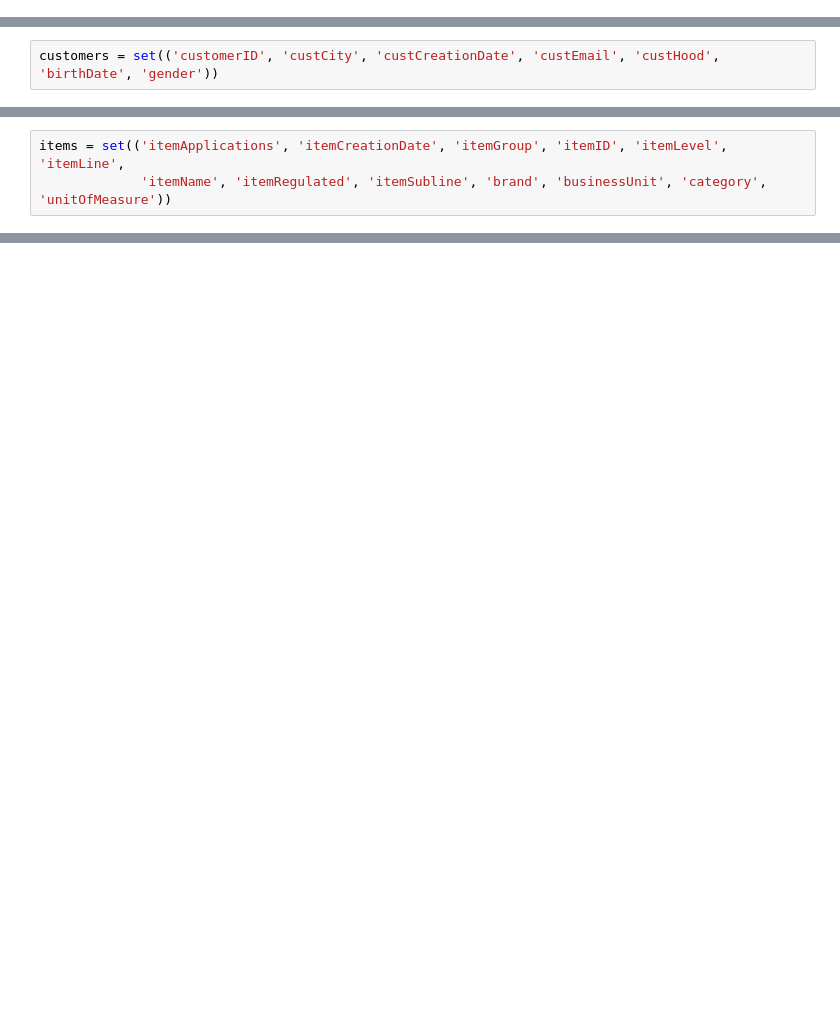
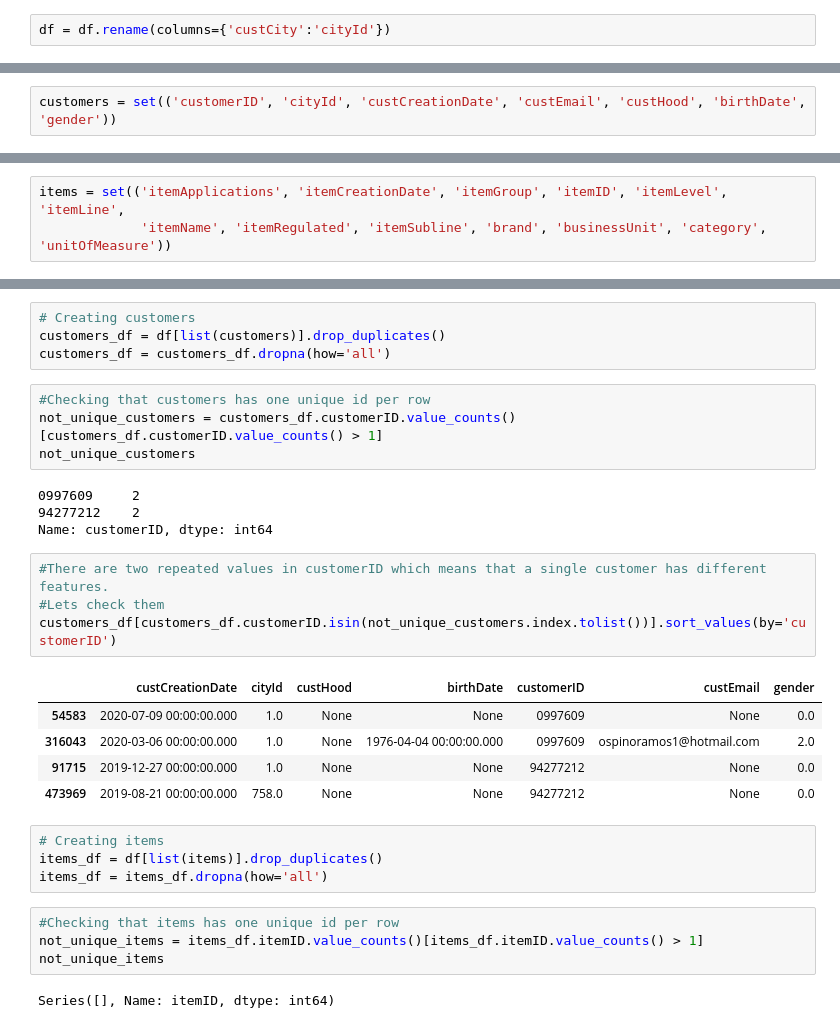
Before and after one commit to NikelaosToner/data_value_test, a Jupyter notebook: test_notebooks_files/test_profiler.ipynb, the cells around one changed output, grey strips where cells are left out. Drawn from its saved outputs; the diff is of its cells as text; blank space fills up the shorter version.

```diff
--- a/test_notebooks_files/test_profiler.ipynb
+++ b/test_notebooks_files/test_profiler.ipynb
@@ -478,2 +461,4 @@ Name: custCity, dtype: int64
+# %%
+df = df.rename(columns={'custCity':'cityId'})
 # %%
 total_columns = set(df.columns.tolist())
@@ -499,4 +465,4 @@ total_columns
 # %%
-customers = set(('customerID', 'custCity', 'custCreationDate', 'custEmail', 'custHood', 'birthDate', 'gender'))
+customers = set(('customerID', 'cityId', 'custCreationDate', 'custEmail', 'custHood', 'birthDate', 'gender'))
 # %%
 col_nocost = total_columns - customers
@@ -626,0 +476,32 @@ df.drop(columns = 'munip_tres')
+# %%
+# Creating customers
+customers_df = df[list(customers)].drop_duplicates()
+customers_df = customers_df.dropna(how='all')
+# %%
+#Checking that customers has one unique id per row
+not_unique_customers = customers_df.customerID.value_counts()[customers_df.customerID.value_counts() > 1]
+not_unique_customers
+# %% [output]
+0997609     2
+94277212    2
+Name: customerID, dtype: int64
+# %%
+#There are two repeated values in customerID which means that a single customer has different features.
+#Lets check them
+customers_df[customers_df.customerID.isin(not_unique_customers.index.tolist())].sort_values(by='customerID')
+# %% [output]
+|  | custCreationDate | cityId | custHood | birthDate | customerID | custEmail | gender |
+| 54583 | 2020-07-09 00:00:00.000 | 1.0 | None | None | 0997609 | None | 0.0 |
+| 316043 | 2020-03-06 00:00:00.000 | 1.0 | None | 1976-04-04 00:00:00.000 | 0997609 | ospinoramos1@hotmail.com | 2.0 |
+| 91715 | 2019-12-27 00:00:00.000 | 1.0 | None | None | 94277212 | None | 0.0 |
+| 473969 | 2019-08-21 00:00:00.000 | 758.0 | None | None | 94277212 | None | 0.0 |
+# %%
+# Creating items
+items_df = df[list(items)].drop_duplicates()
+items_df = items_df.dropna(how='all')
+# %%
+#Checking that items has one unique id per row
+not_unique_items = items_df.itemID.value_counts()[items_df.itemID.value_counts() > 1]
+not_unique_items
+# %% [output]
+Series([], Name: itemID, dtype: int64)
```
Also changed, not shown: parts of 33 cells of this notebook, 6 other files.
